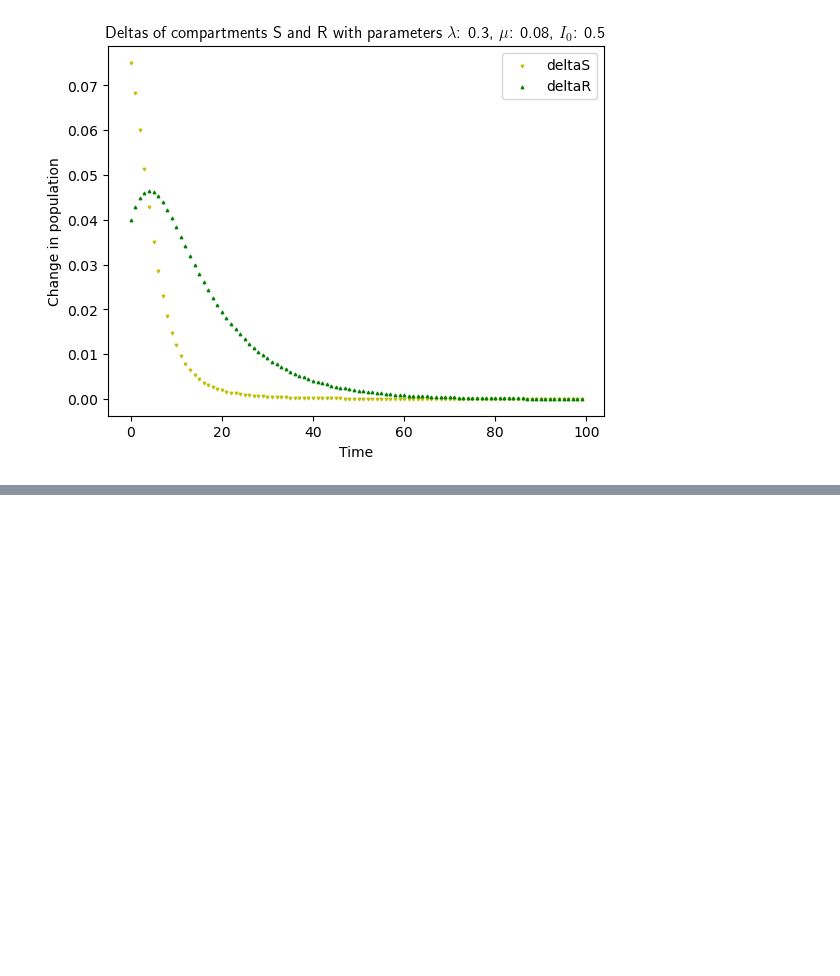
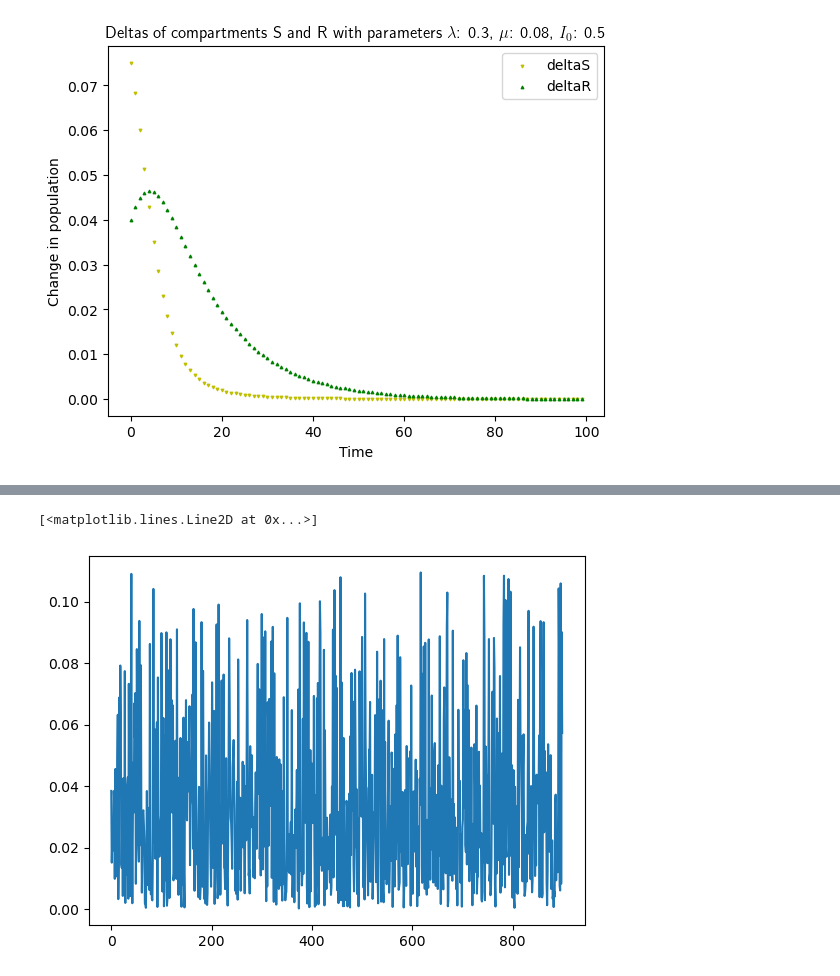
Before and after one commit to AnuR1234/GNN, a Jupyter notebook: Assignment4/epidemiology.ipynb, the cells around one changed output, grey strips where cells are left out. Cells and saved outputs as stored; diff of their text form; code cells hidden in the pictures; blank space fills up the shorter version.

```diff
--- a/Assignment4/epidemiology.ipynb
+++ b/Assignment4/epidemiology.ipynb
@@ -87,0 +149,7 @@ Distributions: $p^{sim}(Y) = p^{sim}(\lambda) \cdotp p^{sim}(\mu) \cdotp p^{sim}
+# %%
+vals = P.validate(x_test, y_test)
+# %%
+plt.plot(vals)
+# %% [output]
+[<matplotlib.lines.Line2D at 0x...>]
+[figure, added]
```
Also changed, not shown: parts of 14 cells of this notebook.
